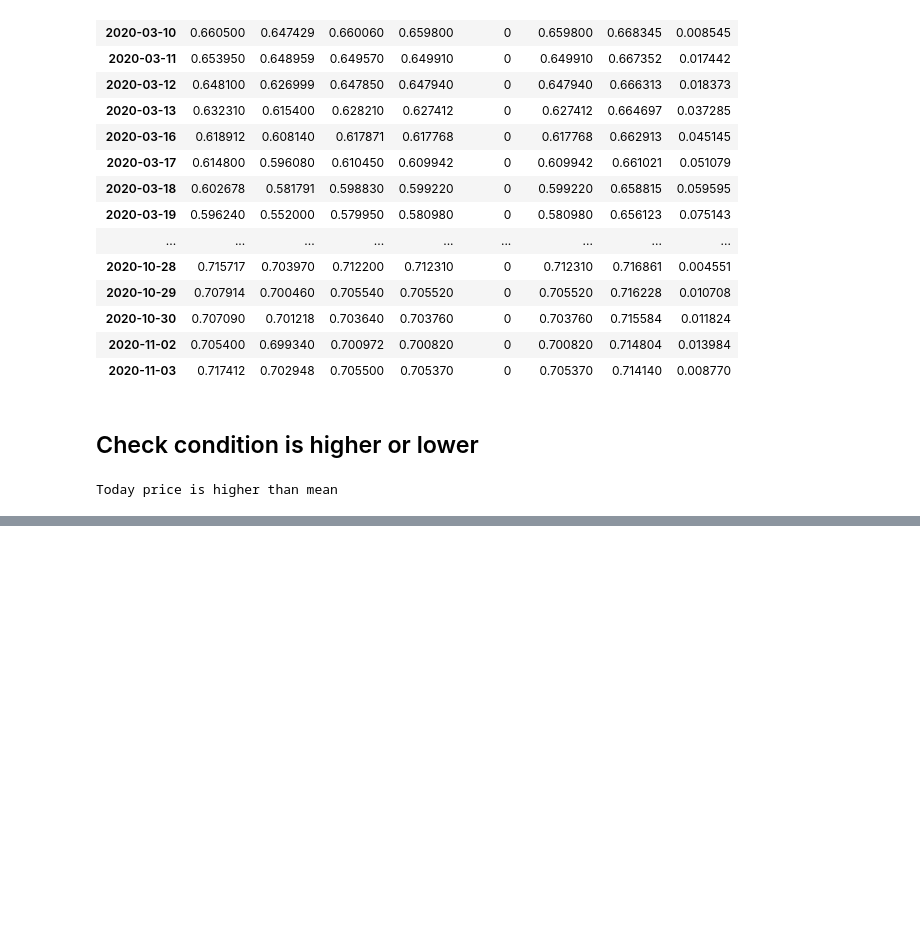
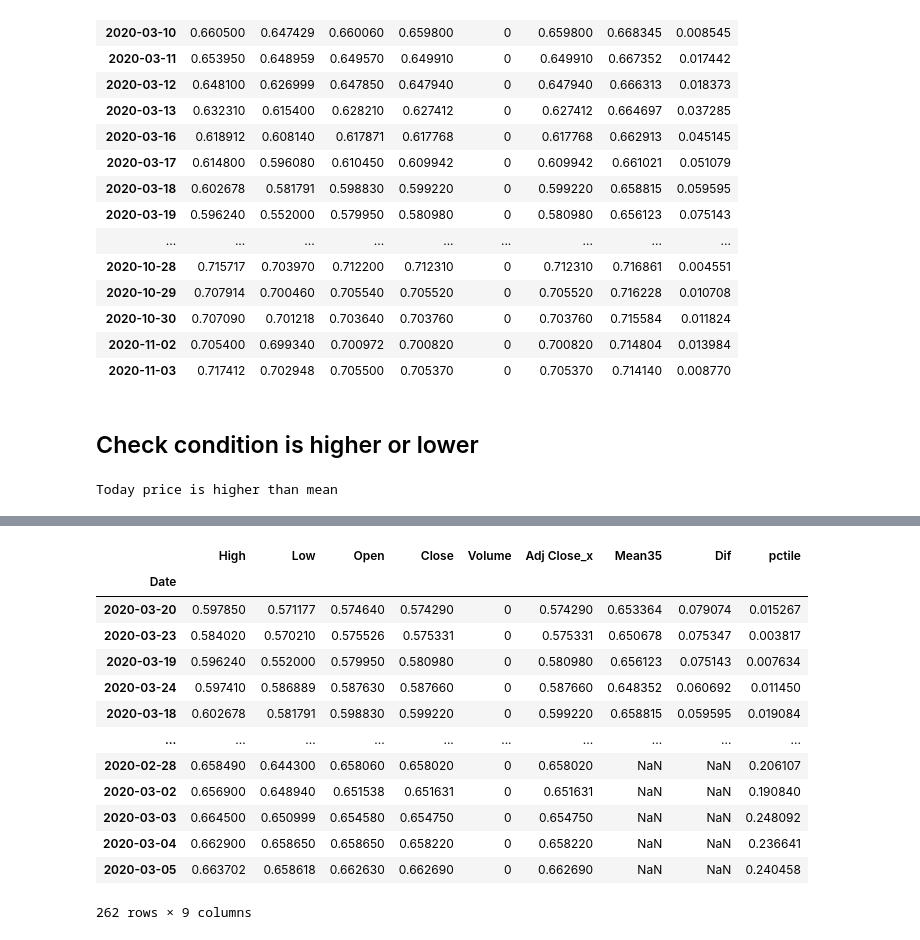
Before and after one commit to tutalae/practice-for-analysing-and-predict-the-price-of-crypto-currency, a Jupyter notebook: Price_Check.ipynb, the cells around one changed output, grey strips where cells are left out. Cells and saved outputs as stored; diff of their text form; code cells hidden in the pictures; blank space fills up the shorter version.

```diff
--- a/Price_Check.ipynb
+++ b/Price_Check.ipynb
@@ -123,0 +142,18 @@ Today price is higher than mean
+# %%
+df_sort['pctile'] =  DFtotal.sort_values(by = "Dif", ascending = False).rank(pct=True)
+df_sort
+# %% [output]
+|  | High | Low | Open | Close | Volume | Adj Close_x | Mean35 | Dif | pctile |
+| Date |  |  |  |  |  |  |  |  |  |
+| 2020-03-20 | 0.597850 | 0.571177 | 0.574640 | 0.574290 | 0 | 0.574290 | 0.653364 | 0.079074 | 0.015267 |
+| 2020-03-23 | 0.584020 | 0.570210 | 0.575526 | 0.575331 | 0 | 0.575331 | 0.650678 | 0.075347 | 0.003817 |
+| 2020-03-19 | 0.596240 | 0.552000 | 0.579950 | 0.580980 | 0 | 0.580980 | 0.656123 | 0.075143 | 0.007634 |
+| 2020-03-24 | 0.597410 | 0.586889 | 0.587630 | 0.587660 | 0 | 0.587660 | 0.648352 | 0.060692 | 0.011450 |
+| 2020-03-18 | 0.602678 | 0.581791 | 0.598830 | 0.599220 | 0 | 0.599220 | 0.658815 | 0.059595 | 0.019084 |
+| ... | ... | ... | ... | ... | ... | ... | ... | ... | ... |
+| 2020-02-28 | 0.658490 | 0.644300 | 0.658060 | 0.658020 | 0 | 0.658020 | NaN | NaN | 0.206107 |
+| 2020-03-02 | 0.656900 | 0.648940 | 0.651538 | 0.651631 | 0 | 0.651631 | NaN | NaN | 0.190840 |
+| 2020-03-03 | 0.664500 | 0.650999 | 0.654580 | 0.654750 | 0 | 0.654750 | NaN | NaN | 0.248092 |
+| 2020-03-04 | 0.662900 | 0.658650 | 0.658650 | 0.658220 | 0 | 0.658220 | NaN | NaN | 0.236641 |
+| 2020-03-05 | 0.663702 | 0.658618 | 0.662630 | 0.662690 | 0 | 0.662690 | NaN | NaN | 0.240458 |
+262 rows × 9 columns
```
Also changed, not shown: parts of 4 cells of this notebook.
